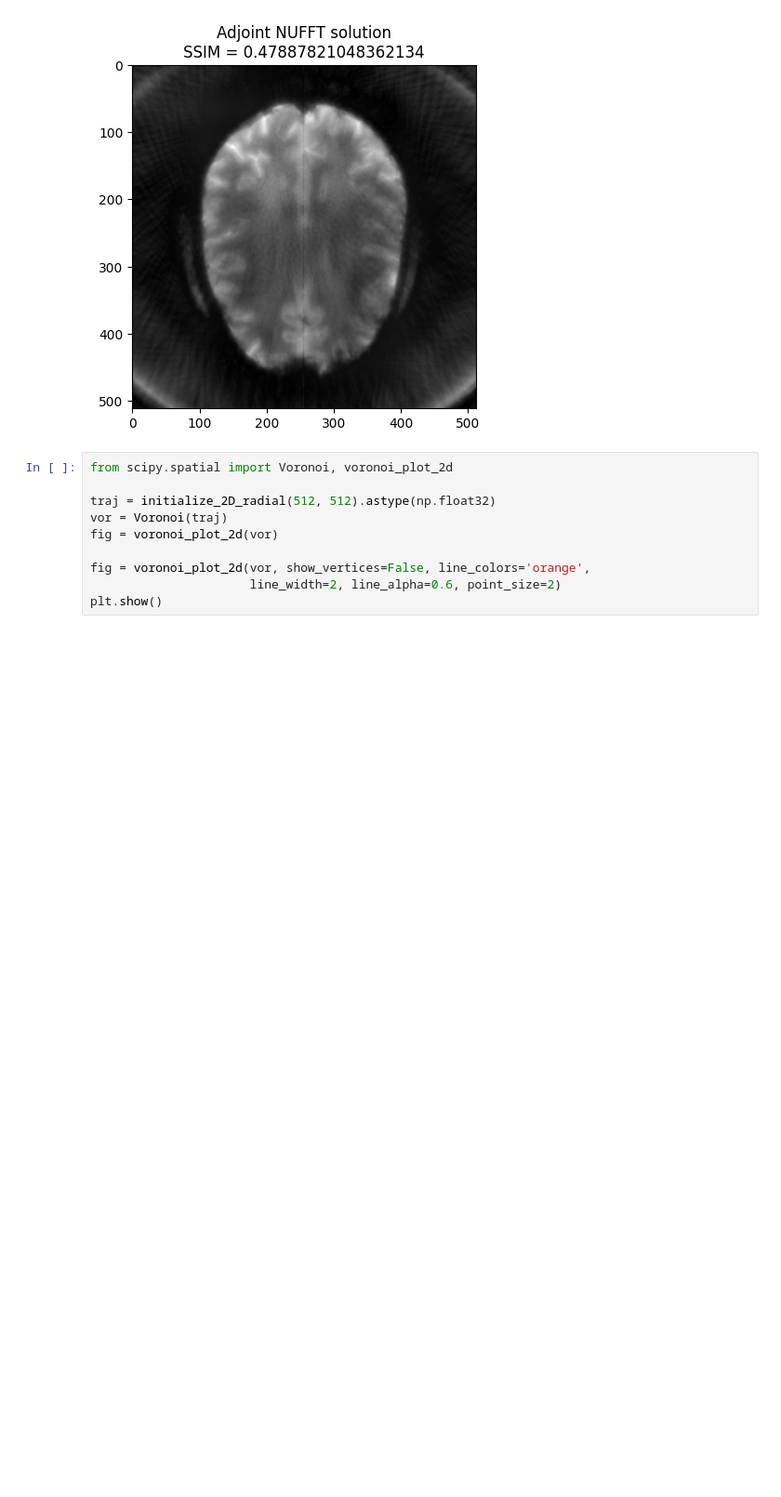
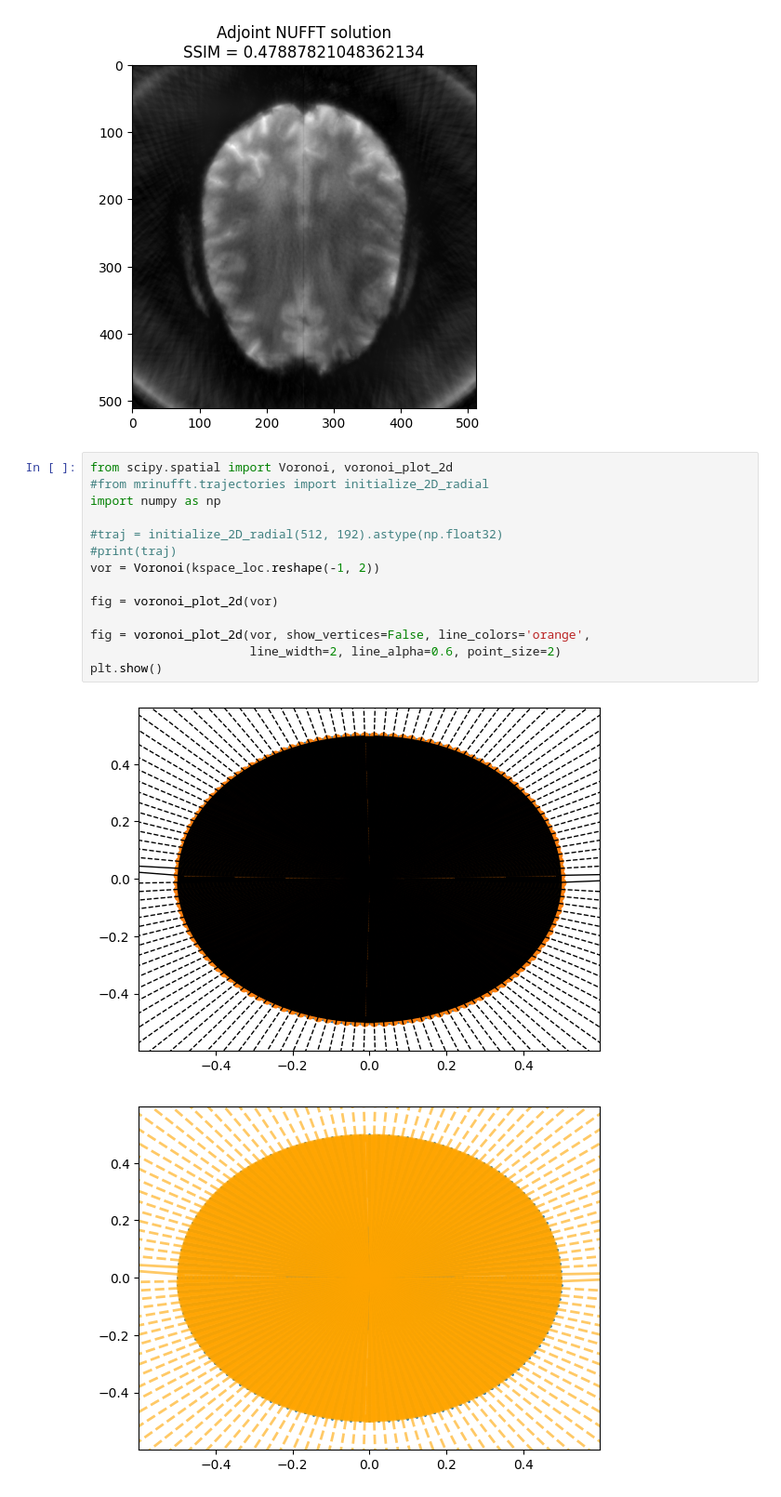
Before and after one commit to philouc/mri_acq_recon_tutorial, a Jupyter notebook: IEEE-EMBS_2022SummerSchool/05.Radial_undersampling.ipynb, the cells around one changed output. Shown: that part at 93% size. Saved outputs shown, nothing was run; the diff lists cells and outputs as text; blank space fills up the shorter version.

Commit message:
updated radial non-Cartesian example with MRI nufft + add plotting Voronoi diagram

```diff
--- a/IEEE-EMBS_2022SummerSchool/05.Radial_undersampling.ipynb
+++ b/IEEE-EMBS_2022SummerSchool/05.Radial_undersampling.ipynb
@@ -132,11 +132,18 @@ plt.show()
 [figure]
 # %%
 from scipy.spatial import Voronoi, voronoi_plot_2d
+#from mrinufft.trajectories import initialize_2D_radial
+import numpy as np
 
-traj = initialize_2D_radial(512, 512).astype(np.float32)
-vor = Voronoi(traj)
+#traj = initialize_2D_radial(512, 192).astype(np.float32)
+#print(traj)
+vor = Voronoi(kspace_loc.reshape(-1, 2))
+
 fig = voronoi_plot_2d(vor)
 
 fig = voronoi_plot_2d(vor, show_vertices=False, line_colors='orange',
                       line_width=2, line_alpha=0.6, point_size=2)
 plt.show()
+# %% [output]
+[figure, added]
+[figure, added]
```
Also changed, not shown: parts of 1 cell of this notebook.
